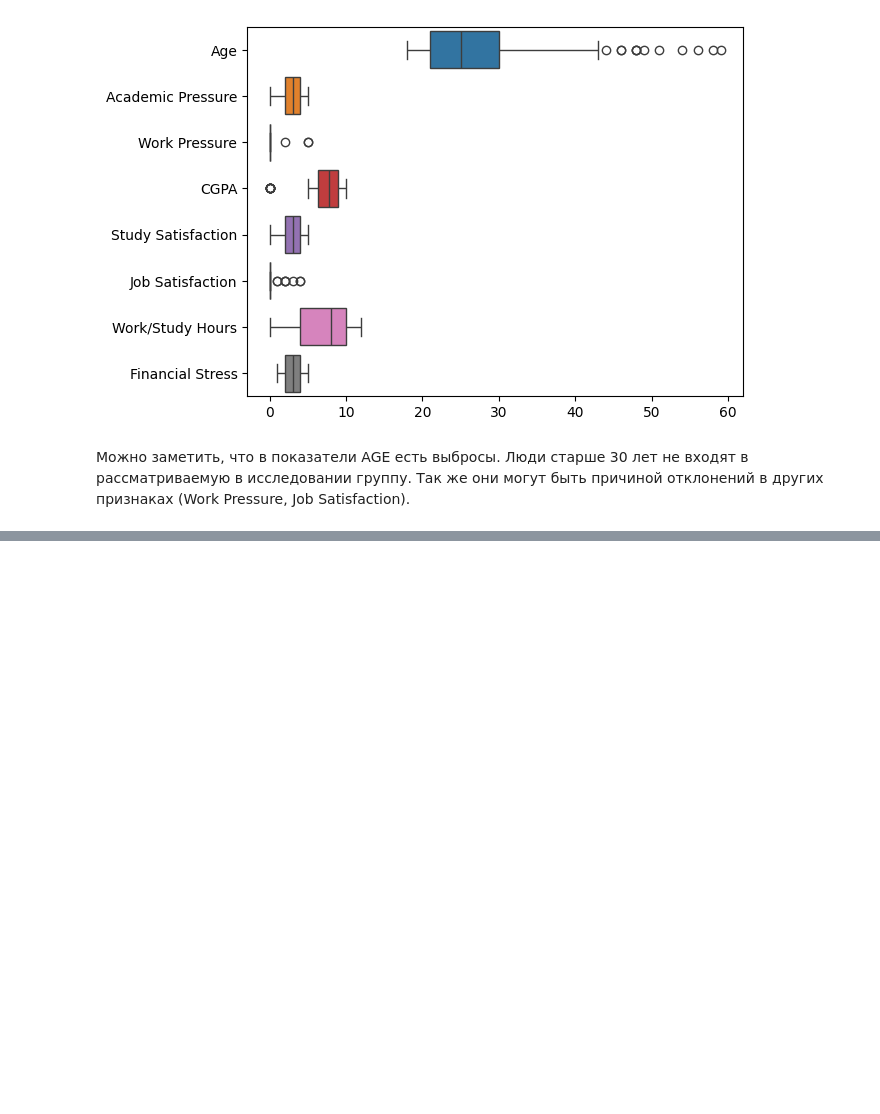
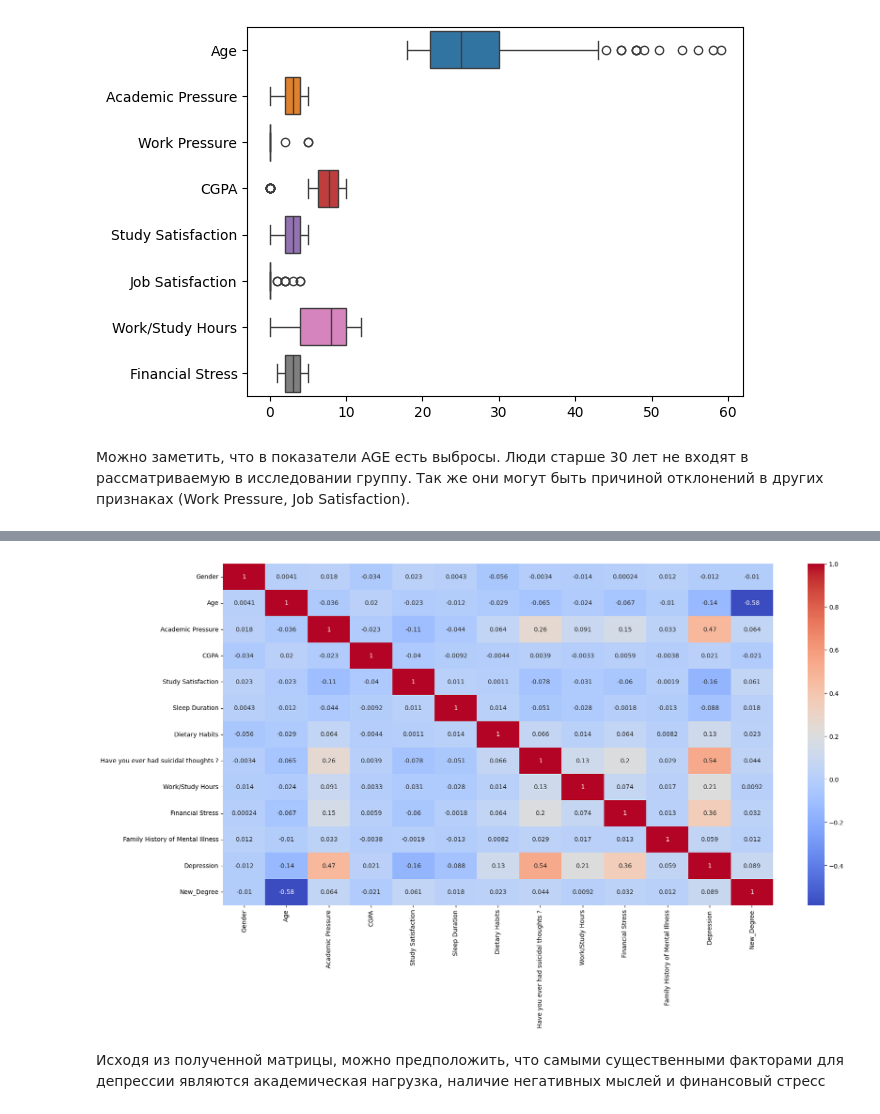
Before and after one commit to StoryTeller72/Student-depression-research, a Jupyter notebook: depression.ipynb, the cells around one changed output, grey strips where cells are left out. Drawn from its saved outputs; the diff is of its cells as text; code cells hidden in the pictures; blank space fills up the shorter version.

Commit message:
EDA and data cleaning

```diff
--- a/depression.ipynb
+++ b/depression.ipynb
@@ -124,0 +287,10 @@ sns.boxplot(numeric_columns,orient="h")
+# %%
+data_numeric = data.drop(['City'], axis=1)
+# %%
+plt.figure(figsize=(20, 10))
+sns.heatmap(data_numeric.corr(), annot=True, cmap='coolwarm')
+plt.show()
+# %% [output]
+[figure, added]
+# %% [markdown]
+Исходя из полученной матрицы, можно предположить, что самыми существенными факторами для депрессии являются академическая нагрузка, наличие негативных мыслей и финансовый стресс
```
Also changed, not shown: parts of 24 cells of this notebook.
